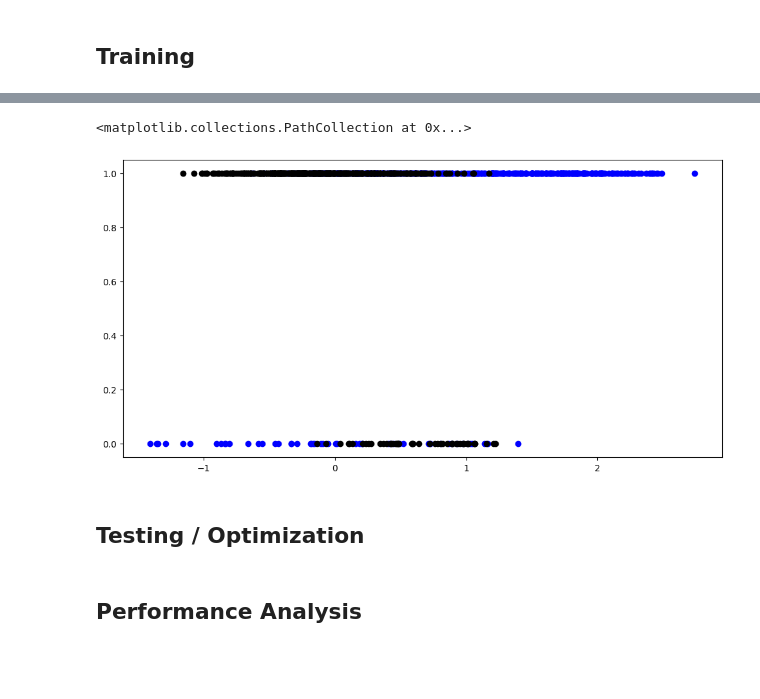
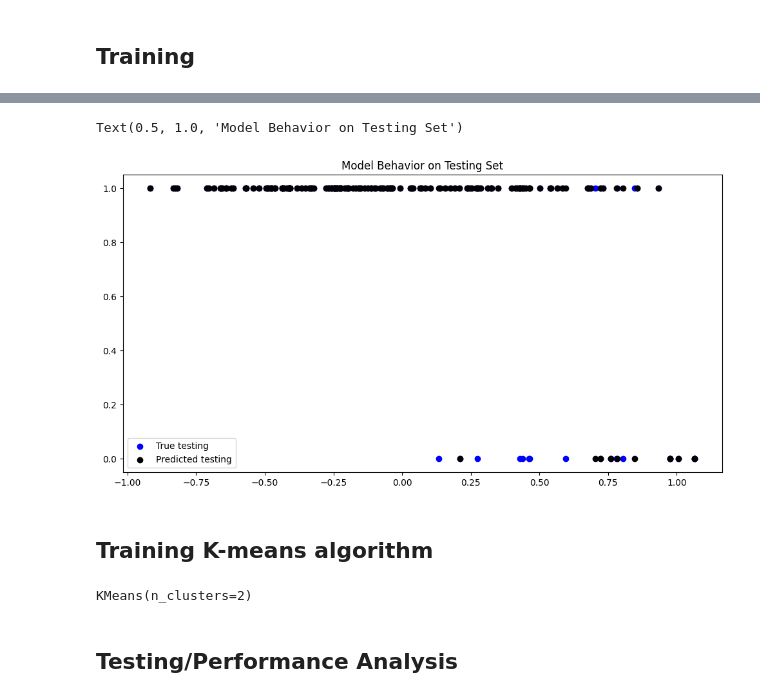
Before and after one commit to anay-m/AnayM-Git-Tutorial-MDST, a Jupyter notebook: Optional Challenges/ML Focus/ml_challenge.ipynb, the cells around one changed output, grey strips where cells are left out. Saved outputs shown, nothing was run; the diff lists cells and outputs as text; code cells hidden in the pictures; blank space fills up the shorter version.

```diff
--- a/Optional Challenges/ML Focus/ml_challenge.ipynb
+++ b/Optional Challenges/ML Focus/ml_challenge.ipynb
@@ -18,3 +18,17 @@ from sklearn.datasets import make_moons
 X, Y = make_moons(random_state=42, n_samples=(50, 450), noise=0.25)
 # %% [markdown]
 ## Training
+# %%
+f = plt.figure(figsize=(12,6))
+plt.scatter(X[:,0], Y, color = "blue")
+plt.scatter(X[:,1], Y, color = "black")
+#Plots a scatter plat depicting the relationship between each feature of X and Y.
+
+from sklearn.model_selection import train_test_split
+X_train, X_test, y_train, y_test = train_test_split(X, Y, test_size=.3, random_state=0)
+#Splits data into testing and training data by 70/30 percent split
+
+from sklearn import linear_model
+model = linear_model.LogisticRegression()
+model.fit(X_train, y_train)
+#Uses logistic regression to address binary classification problem
@@ -21,11 +77,23 @@ X, Y = make_moons(random_state=42, n_samples=(50, 450), noise=0.25)
 # %%
 f = plt.figure(figsize=(12,6))
-plt.scatter(X[:,0], Y, color = "blue")
-plt.scatter(X[:,1], Y, color = "black")
+plt.scatter(X_test[:,1], y_test, color = "blue")
+plt.scatter(X_test[:,1], model.predict(X_test), color = "black")
+
+plt.legend(['True testing','Predicted testing'])
+plt.title("Model Behavior on Testing Set")
+#Plotting the model predictions and actual output values of test set
 # %% [output]
-<matplotlib.collections.PathCollection at 0x...>
+Text(0.5, 1.0, 'Model Behavior on Testing Set')
-[figure, old version]
+[figure, new version]
+# %% [markdown]
+## Training K-means algorithm
+# %%
+from sklearn.cluster import KMeans
+
+data = list(zip(X_train[:,1], y_train))
+kmeans = KMeans(n_clusters=2)
+kmeans.fit(data)
+# %% [output]
+KMeans(n_clusters=2)
 # %% [markdown]
-## Testing / Optimization
+## Testing/Performance Analysis
-# %% [markdown]
-## Performance Analysis
```
Also changed, not shown: parts of 5 cells of this notebook, 2 other files.
